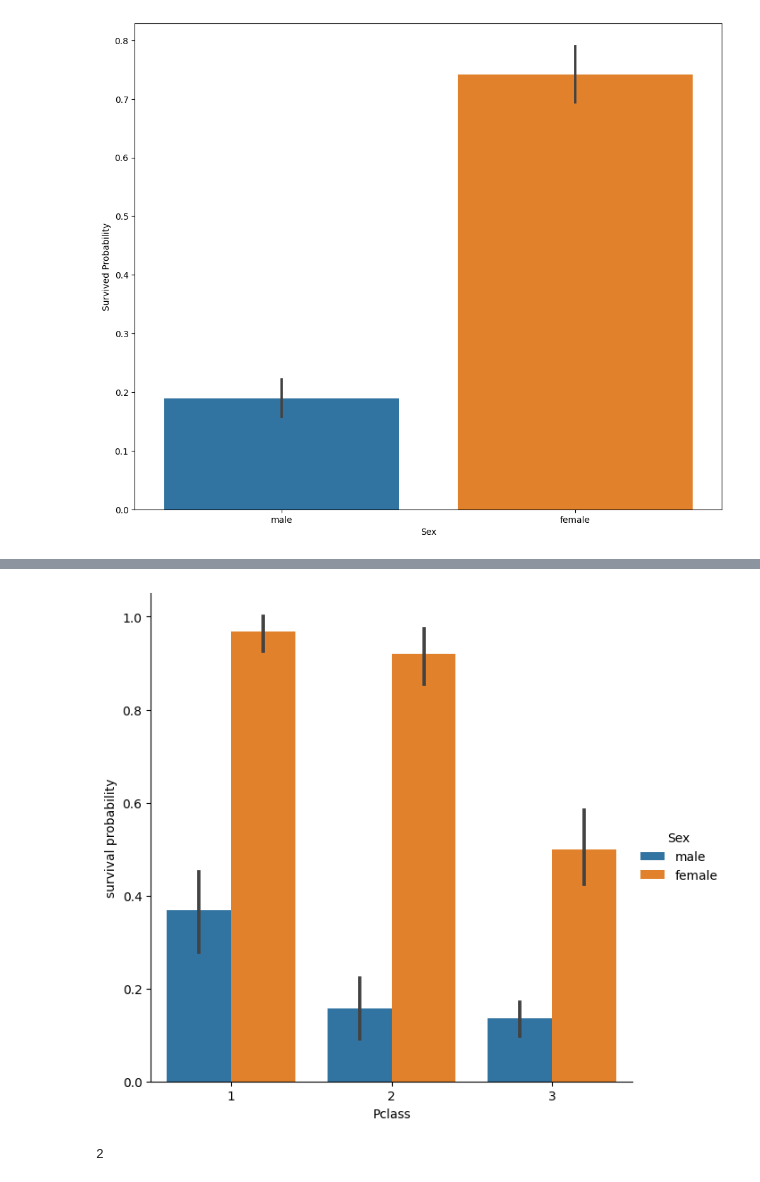
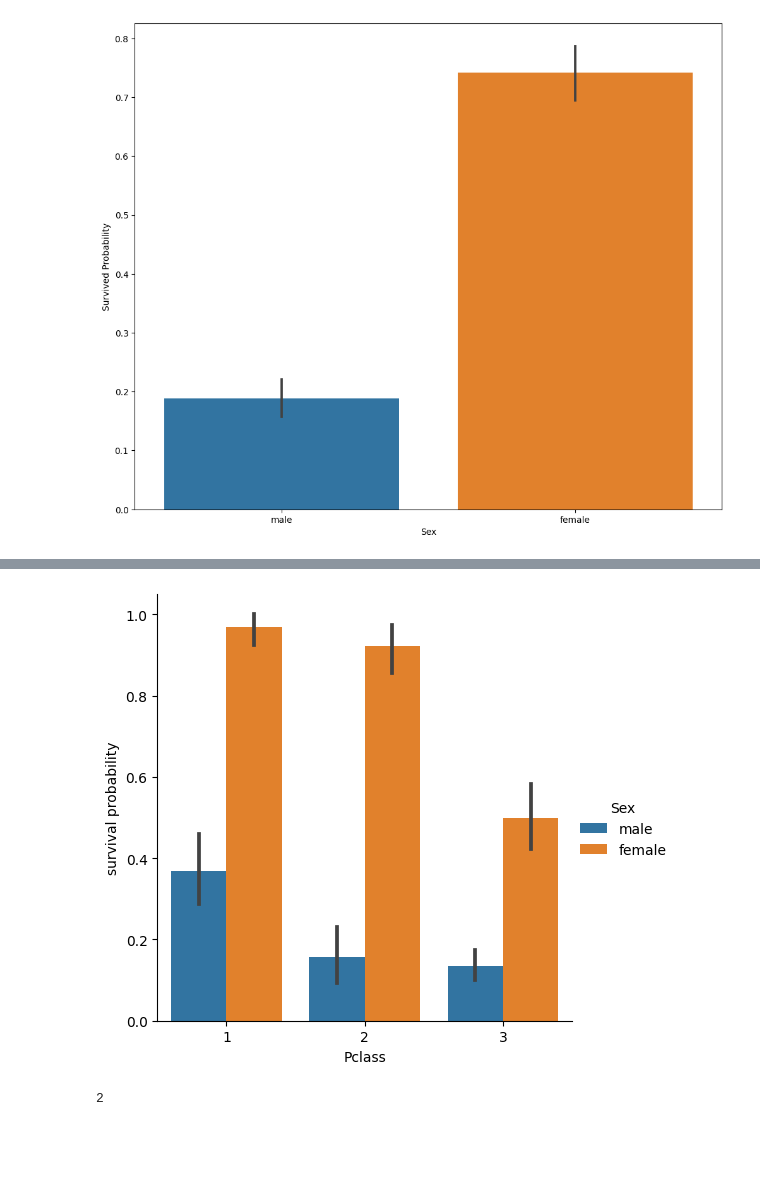
Before and after one commit to CharchaGalav/Titanic-Survival-Prediction, a Jupyter notebook: titanicSurvival.ipynb, the cells around one changed output, grey strips where cells are left out. Cells and saved outputs as stored; diff of their text form; code cells hidden in the pictures; blank space fills up the shorter version.

```diff
--- a/titanicSurvival.ipynb
+++ b/titanicSurvival.ipynb
@@ -128,8 +130,8 @@ pclass = pclass.set_ylabels("survival probability")
 # %%
-g = sns.catplot(x="Pclass", y="Survived", hue="Sex", data=data, size=6, kind="bar")
+g = sns.catplot(x="Pclass", y="Survived", hue="Sex", data=data, kind="bar")
 g = g.set_ylabels("survival probability")
 # %% [output]
-[figure, old version]
+[figure, new version]
 # %%
 data["Embarked"].isnull().sum()
 # %% [output]
```
Also changed, not shown: parts of 10 cells of this notebook.
